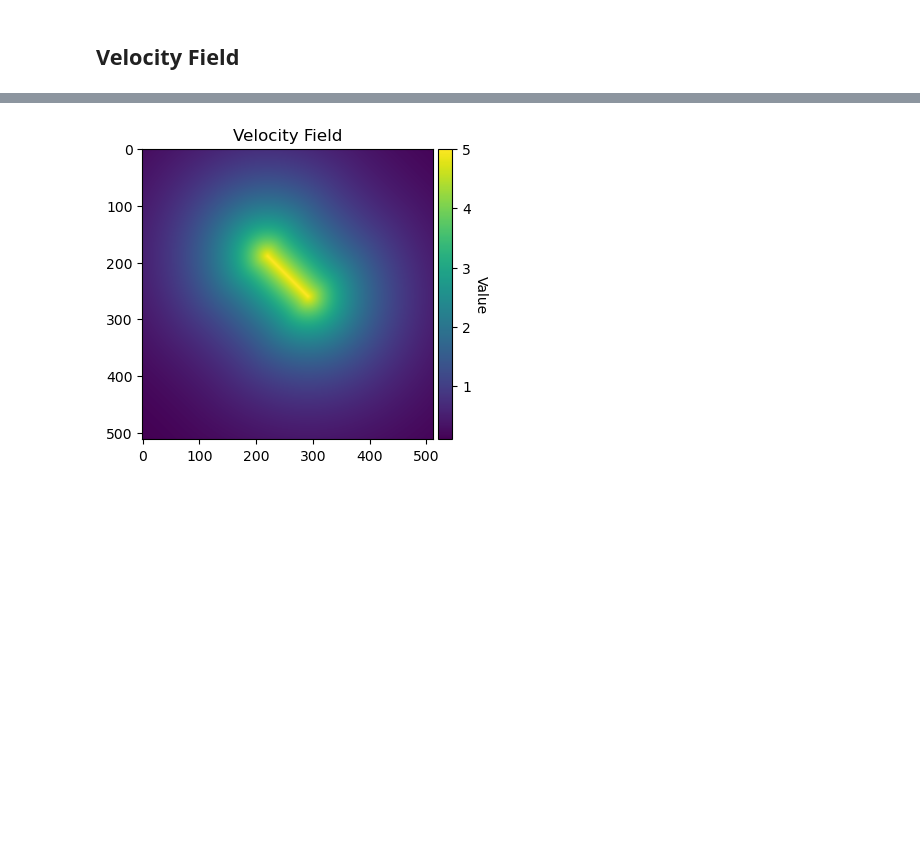
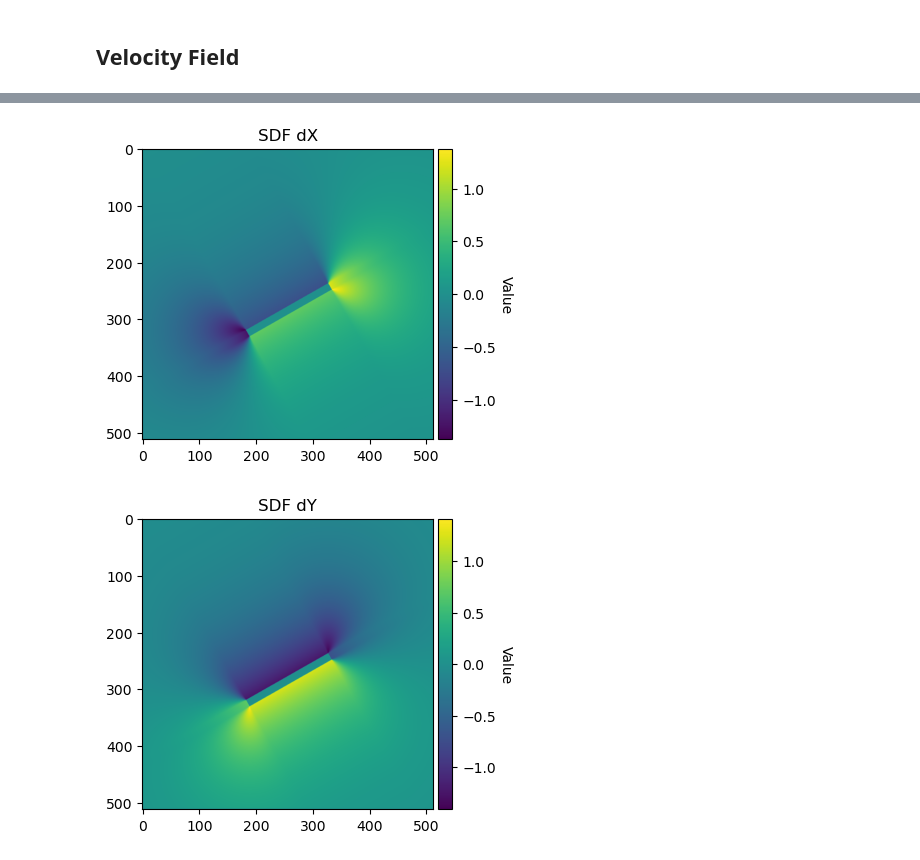
Before and after one commit to signynas/diet4CoLA, a Jupyter notebook: notebooks/paper_figures.ipynb, the cells around one changed output, grey strips where cells are left out. Drawn from its saved outputs; the diff is of its cells as text; code cells hidden in the pictures; blank space fills up the shorter version.

```diff
--- a/notebooks/paper_figures.ipynb
+++ b/notebooks/paper_figures.ipynb
@@ -205,11 +234,3 @@ timepoints = np.arange(t_min, t_max, time_step)
-# %%
-k = 0.5
-initial_velocities = np.array([np.exp(-t * k) for t in timepoints])
-parameter = 100
-radius = 50
-parameters = np.array([parameter] * iterations)
-radii = np.linspace(0, radius, iterations)
-widths = invert(initial_velocities) * 5
 # %%
 from diet4cola.velocity import *
 # %%
@@ -229,46 +279,0 @@ save_2d_array(velocity_fields[i, :, :], './data/velocity_example.png', 'viridis'
-# %%
-from diet4cola.cut import FixedCoLACut
-from diet4cola.sdf import sdf_box, compute_rounded_sdfs
-from diet4cola.velocity import compute_velocity_fields, prior_exp
-from diet4cola.utils import plot_2d_array
-
-cut_new = FixedCoLACut((256, 225), 100, 135)
-
-def initialize_velocity_exponential(alpha: float, t: float, k: float) -> float:
-    return alpha * np.exp(-t * k)
-
-t_min = 0.0
-t_max = 10.0  # Total simulation time (in seconds)
-time_step = 1.0
-timepoints = np.arange(t_min, t_max + time_step, time_step)
-iterations = len(timepoints)
-
-v_0 = 5
-k = 0.25
-initial_velocities = np.array([initialize_velocity_exponential(v_0, t, k) for t in timepoints])
-
-WIDTH = 512
-HEIGHT = 512
-
-radii = [0] * iterations
-widths = [0] * iterations
-
-for i in range(iterations):
-    if i == 0:
-        radii[i] = 0
-        widths[i] = 0
-        continue
-
-    #radii[i] = inverted_initial_velocities_normalized[i] * sdf_radius
-    widths[i] = widths[i - 1] + time_step * initial_velocities[i]
-
-falloff_distance = 100
-
-sdf_fields = compute_rounded_sdfs(WIDTH, HEIGHT, cut_new.cut_origin, cut_new.cut_destination, widths, radii, False, sdf_box, iterations)
-masked_sdf_fields = np.array([mask_on_condition(sdf < 0, 0, 1) for sdf in sdf_fields])
-clipped_rounded_sdf_fields = np.array([mask_on_condition(sdf < 0, 0, sdf) for sdf in sdf_fields])
-velocity_fields = compute_velocity_fields(clipped_rounded_sdf_fields, prior_exp, timepoints, initial_velocities, falloff_distance, iterations)
-
-plot_2d_array(velocity_fields[0], 'Velocity Field', 'viridis', np.min(velocity_fields[0]), np.max(velocity_fields[0]))
-# %% [output]
-[figure, removed]
@@ -276,0 +280,14 @@ save_2d_array(velocity_fields[0], './data/velocity_poster.png', 'viridis')
+# %%
+# 5f. Compute SDF gradients
+sdf_gradients = directional_gradients(clipped_rounded_sdf_fields)
+sdf_dys = sdf_gradients[:, 0, :, :]
+sdf_dxs = sdf_gradients[:, 1, :, :]
+# %%
+v_x = sdf_dxs[i] * masked_velocity_fields[i]
+v_y = sdf_dys[i] * masked_velocity_fields[i]
+
+plot_2d_array(v_x, 'SDF dX', 'viridis', np.min(v_x), np.max(v_x))
+plot_2d_array(v_y, 'SDF dY', 'viridis', np.min(v_y), np.max(v_y))
+# %% [output]
+[figure, added]
+[figure, added]
```
Also changed, not shown: parts of 15 cells of this notebook, 6 other files.
